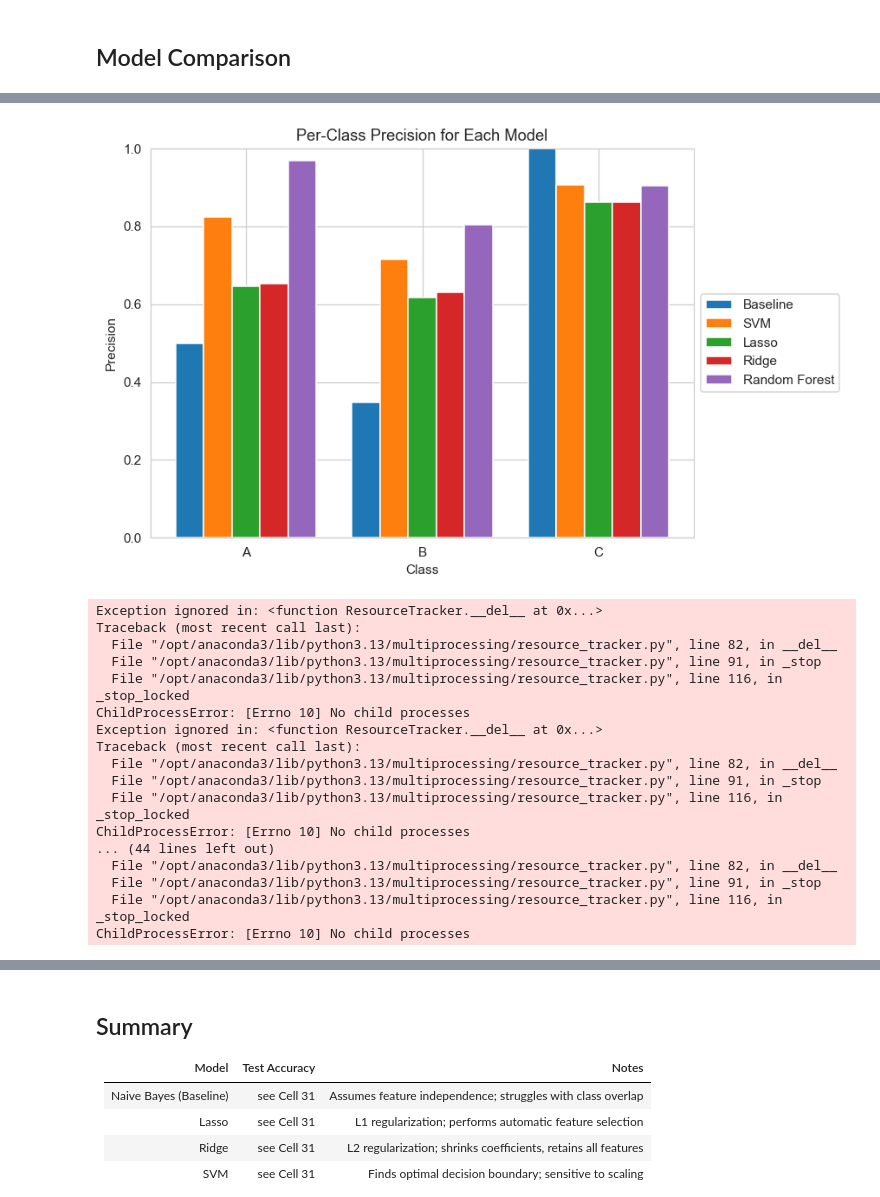
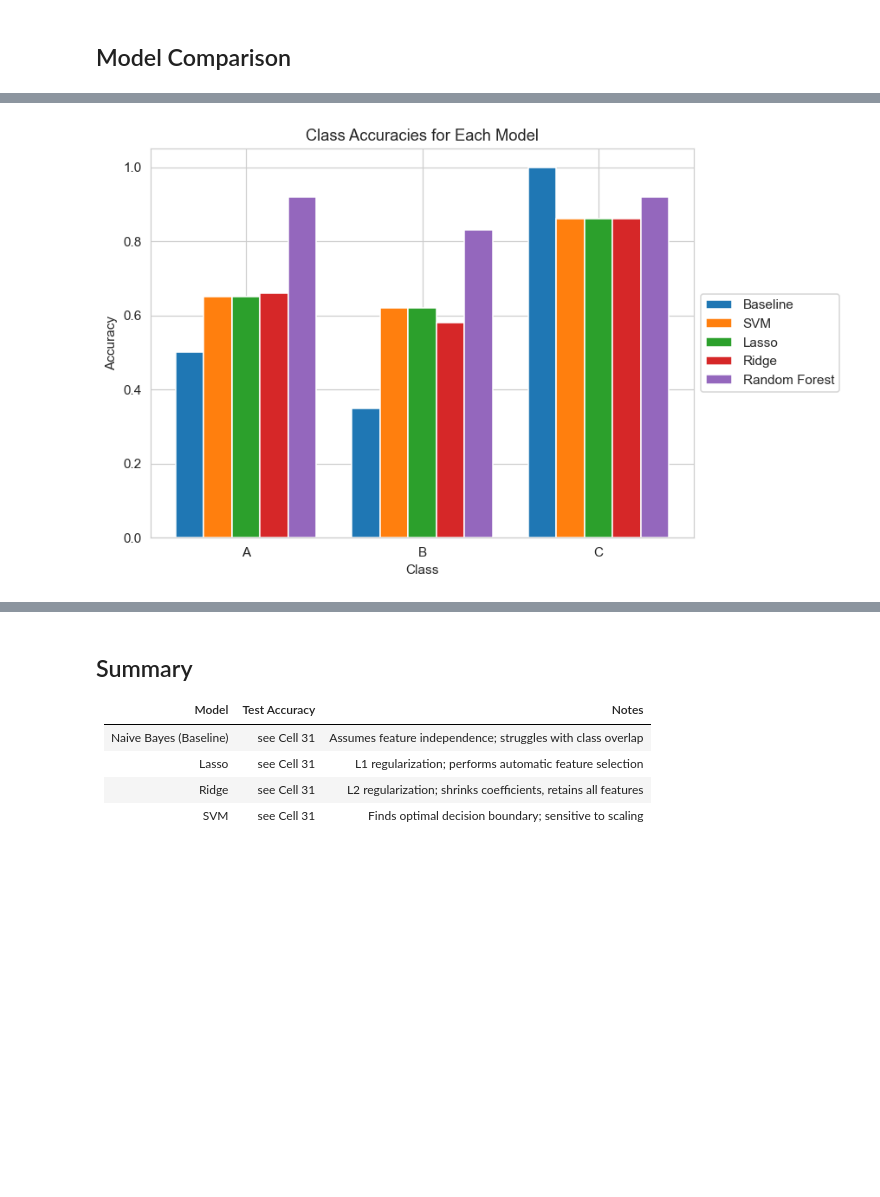
Before and after one commit to Beau-Belkowski/STT_811_Final_Project, a Jupyter notebook: STT_811_Project_Final.ipynb, the cells around one changed output, grey strips where cells are left out. Drawn from its saved outputs; the diff is of its cells as text; code cells hidden in the pictures; blank space fills up the shorter version.

```diff
--- a/STT_811_Project_Final.ipynb
+++ b/STT_811_Project_Final.ipynb
@@ -108,2 +149,14 @@ df['Demand_Forecast_Accuracy_Pct'] = clean_numeric_column(df['Demand_Forecast_Ac
+# %%
+data['Avg_Daily_Sales'] = clean_numeric_column(data['Avg_Daily_Sales'])
+data['Days_of_Inventory'] = clean_numeric_column(data['Days_of_Inventory'])
+data['Unit_Cost_USD'] = clean_numeric_column(data['Unit_Cost_USD'])
+data['Last_Purchase_Price_USD'] = clean_numeric_column(data['Last_Purchase_Price_USD'])
+data['Total_Inventory_Value_USD'] = clean_numeric_column(data['Total_Inventory_Value_USD'])
+data['SKU_Churn_Rate'] = clean_numeric_column(data['SKU_Churn_Rate'])
+data['Order_Frequency_per_month'] = clean_numeric_column(data['Order_Frequency_per_month'])
+data['Supplier_OnTime_Pct'] = clean_numeric_column(data['Supplier_OnTime_Pct'], is_percent=True)
+data['Audit_Variance_Pct'] = clean_numeric_column(data['Audit_Variance_Pct'], is_percent=True)
+data['Demand_Forecast_Accuracy_Pct'] = clean_numeric_column(data['Demand_Forecast_Accuracy_Pct'], is_percent=True)
 # %%
-df['Forecast_Next_30d'] = (df['Forecast_Next_30d'] * 1000).astype(int)
+# This column was unique so it needed to be handles separately
+data['Forecast_Next_30d'] = (data['Forecast_Next_30d'] * 1000).astype(int)
@@ -150,8 +239,8 @@ plt.show()
 # %% [output]
 [figure]
 # %%
-# Class distribution
-class_counts = df['ABC_Class'].value_counts().sort_index()
+# Building a visualization for looking at class distributions
+class_counts = data['ABC_Class'].value_counts().sort_index()
 
 fig, ax = plt.subplots(figsize=(5, 4))
 ax.bar(class_counts.index, class_counts.values, color=['#2196F3', '#FF9800', '#4CAF50'])
@@ -653,51 +1129,33 @@ plt.show()
 # %%
-def class_precisions(y_true, y_pred):
-    report = classification_report(y_true, y_pred, output_dict=True)
-    return [report[cls]["precision"] for cls in ["A", "B", "C"]]
-
+# Comparing model class accuracies using a visualization
 models = {
-    "Baseline":      class_precisions(y_test, y_pred_nb),
-    "SVM":           class_precisions(y_test, y_pred_svm),
-    "Lasso":         class_precisions(y_test, y_pred_lasso),
-    "Ridge":         class_precisions(y_test, y_pred_ridge),
-    "Random Forest": class_precisions(y_test, y_pred_rfc),
+    "Baseline": [0.5, 0.35, 1],
+    "SVM": [0.65, 0.62, 0.86],
+    "Lasso": [0.65, 0.62, 0.86],
+    "Ridge": [0.66, 0.58, 0.86],
+    "Random Forest": [0.92, 0.83, 0.92]
 }
 
-categories = ["A", "B", "C"]
+categories = ['A', 'B', 'C']
 x = np.arange(len(categories))
+
 n_models = len(models)
-width = 0.8 / n_models
+width = 0.8 / n_models  # total width = 0.8 (nice spacing)
 
 plt.figure(figsize=(8, 5))
+
 for i, (model_name, values) in enumerate(models.items()):
     offset = (i - n_models / 2) * width + width / 2
     plt.bar(x + offset, values, width, label=model_name)
 
 plt.xticks(x, categories)
-plt.legend(loc="center left", bbox_to_anchor=(1, 0.5))
-plt.xlabel("Class")
-plt.ylabel("Precision")
-plt.title("Per-Class Precision for Each Model")
-plt.ylim(0, 1)
-plt.tight_layout()
+plt.legend(loc='center left', bbox_to_anchor=(1, 0.5))
+plt.xlabel('Class')
+plt.ylabel('Accuracy')
+plt.title('Class Accuracies for Each Model')
+
+plt.tight_layout()  # fixes clipping/spacing
 plt.show()
 # %% [output]
-[figure, old version]
+[figure, new version]
-Exception ignored in: <function ResourceTracker.__del__ at 0x...>
-Traceback (most recent call last):
-  File "/opt/anaconda3/lib/python3.13/multiprocessing/resource_tracker.py", line 82, in __del__
-  File "/opt/anaconda3/lib/python3.13/multiprocessing/resource_tracker.py", line 91, in _stop
-  File "/opt/anaconda3/lib/python3.13/multiprocessing/resource_tracker.py", line 116, in _stop_locked
-ChildProcessError: [Errno 10] No child processes
-Exception ignored in: <function ResourceTracker.__del__ at 0x...>
-Traceback (most recent call last):
-  File "/opt/anaconda3/lib/python3.13/multiprocessing/resource_tracker.py", line 82, in __del__
-  File "/opt/anaconda3/lib/python3.13/multiprocessing/resource_tracker.py", line 91, in _stop
-  File "/opt/anaconda3/lib/python3.13/multiprocessing/resource_tracker.py", line 116, in _stop_locked
-ChildProcessError: [Errno 10] No child processes
-... (44 lines left out)
-  File "/opt/anaconda3/lib/python3.13/multiprocessing/resource_tracker.py", line 82, in __del__
-  File "/opt/anaconda3/lib/python3.13/multiprocessing/resource_tracker.py", line 91, in _stop
-  File "/opt/anaconda3/lib/python3.13/multiprocessing/resource_tracker.py", line 116, in _stop_locked
-ChildProcessError: [Errno 10] No child processes
 # %%
```
Also changed, not shown: parts of 57 cells of this notebook.
